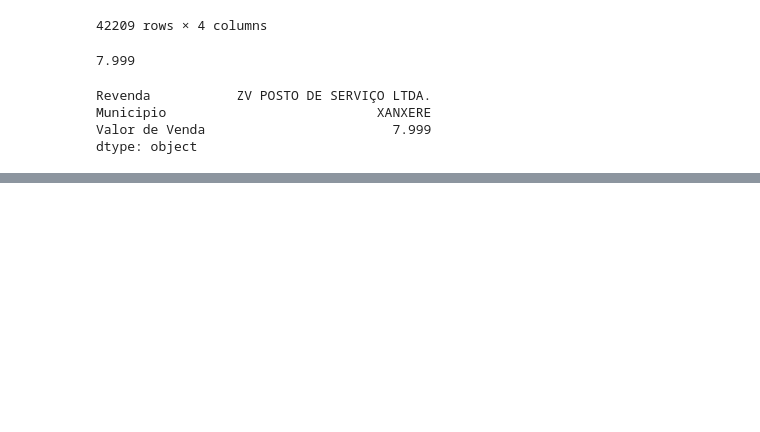
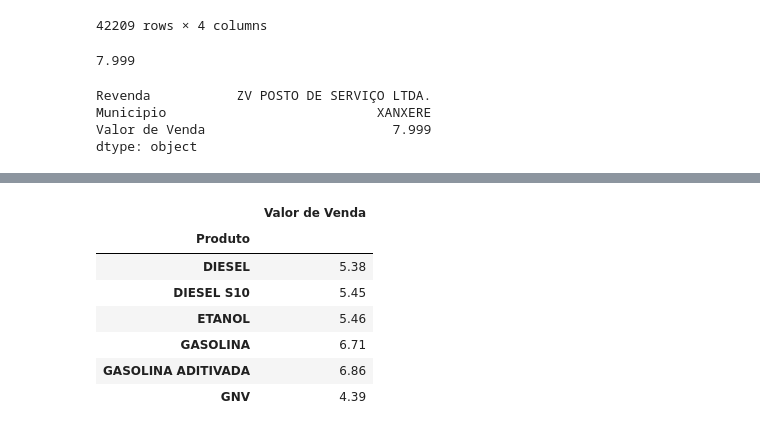
Before and after one commit to maribarbalho/CursoDeExtensaoPythonPandas, a Jupyter notebook: Primeiro_Exemplo_em_Pandas.ipynb, the cells around one changed output, grey strips where cells are left out. Cells and saved outputs as stored; diff of their text form; code cells hidden in the pictures; blank space fills up the shorter version.

```diff
--- a/Primeiro_Exemplo_em_Pandas.ipynb
+++ b/Primeiro_Exemplo_em_Pandas.ipynb
@@ -217,0 +247,13 @@ dtype: object
+# %%
+# Como mostrar média de valor de venda POR COMBUSTÍVEL Brasil todo?
+media_por_combustivel_df = ca_df[['Produto', 'Valor de Venda']].groupby(by='Produto').mean().round(2)
+display(media_por_combustivel_df)
+# %% [output]
+|  | Valor de Venda |
+| Produto |  |
+| DIESEL | 5.38 |
+| DIESEL S10 | 5.45 |
+| ETANOL | 5.46 |
+| GASOLINA | 6.71 |
+| GASOLINA ADITIVADA | 6.86 |
+| GNV | 4.39 |
```
Also changed, not shown: parts of 4 cells of this notebook.
